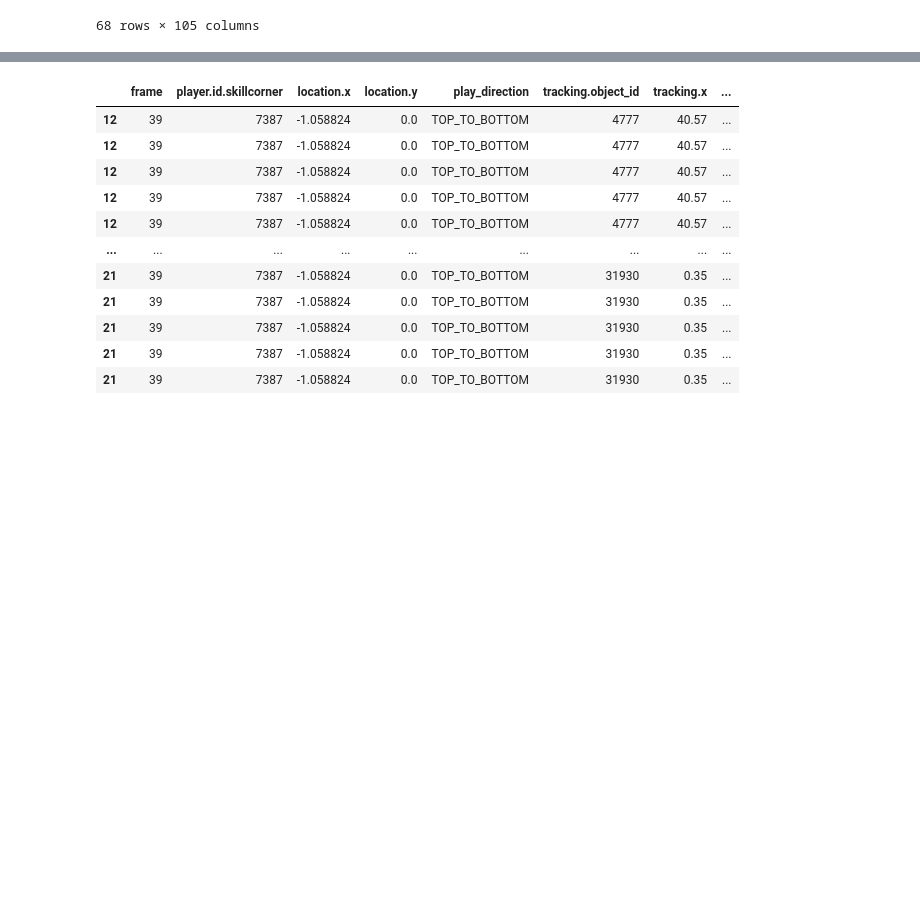
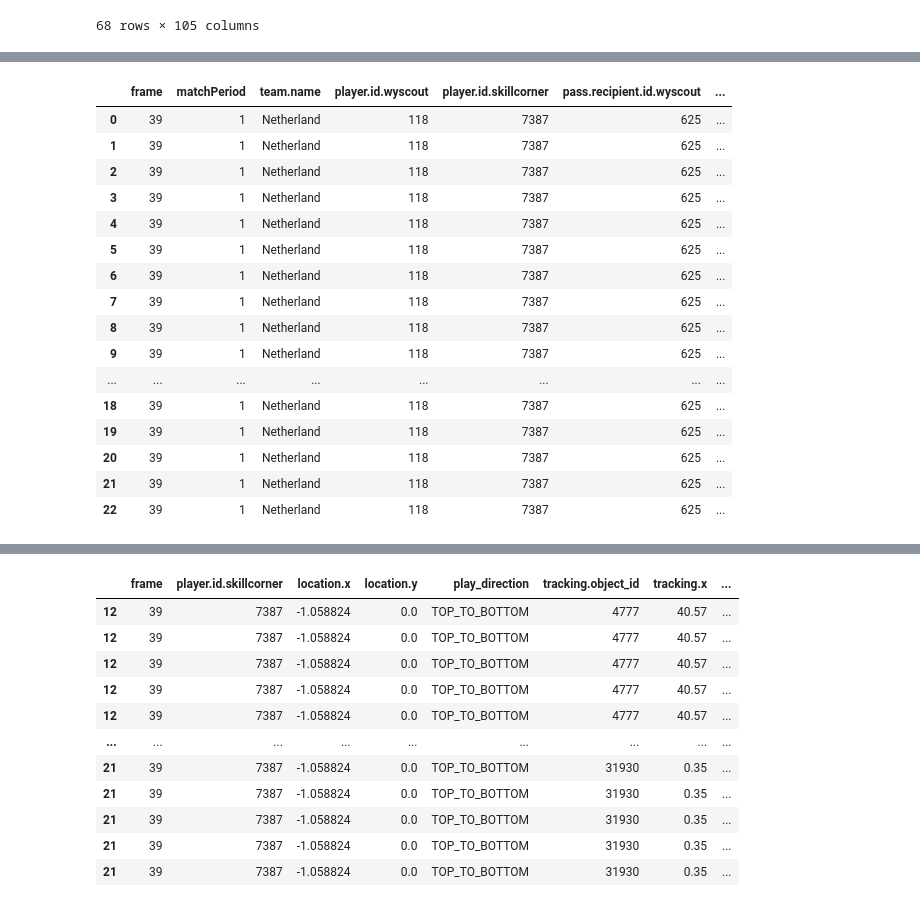
Before and after one commit to ariskoutris/defensive-passing-networks, a Jupyter notebook: src/notebooks/xt_check.ipynb, the cells around one changed output, grey strips where cells are left out. Cells and saved outputs as stored; diff of their text form; code cells hidden in the pictures; blank space fills up the shorter version.

```diff
--- a/src/notebooks/xt_check.ipynb
+++ b/src/notebooks/xt_check.ipynb
@@ -473,3 +508,23 @@ len(passes)
+# %%
+passes
+# %% [output]
+|  | frame | matchPeriod | team.name | player.id.wyscout | player.id.skillcorner | pass.recipient.id.wyscout | ... |
+| 0 | 39 | 1 | Netherland | 118 | 7387 | 625 | ... |
+| 1 | 39 | 1 | Netherland | 118 | 7387 | 625 | ... |
+| 2 | 39 | 1 | Netherland | 118 | 7387 | 625 | ... |
+| 3 | 39 | 1 | Netherland | 118 | 7387 | 625 | ... |
+| 4 | 39 | 1 | Netherland | 118 | 7387 | 625 | ... |
+| 5 | 39 | 1 | Netherland | 118 | 7387 | 625 | ... |
+| 6 | 39 | 1 | Netherland | 118 | 7387 | 625 | ... |
+| 7 | 39 | 1 | Netherland | 118 | 7387 | 625 | ... |
+| 8 | 39 | 1 | Netherland | 118 | 7387 | 625 | ... |
+| 9 | 39 | 1 | Netherland | 118 | 7387 | 625 | ... |
+| ... | ... | ... | ... | ... | ... | ... | ... |
+| 18 | 39 | 1 | Netherland | 118 | 7387 | 625 | ... |
+| 19 | 39 | 1 | Netherland | 118 | 7387 | 625 | ... |
+| 20 | 39 | 1 | Netherland | 118 | 7387 | 625 | ... |
+| 21 | 39 | 1 | Netherland | 118 | 7387 | 625 | ... |
+| 22 | 39 | 1 | Netherland | 118 | 7387 | 625 | ... |
 # %%
 passes_table = passes[['frame', 'player.id.skillcorner', 'location.x', 'location.y', 'play_direction', 'tracking.object_id', 'tracking.x', 'tracking.y', 'tracking.is_teammate', 'tracking.is_self', 'potential_dxt']]
 # %%
```
Also changed, not shown: parts of 22 cells of this notebook, 2 other files.
